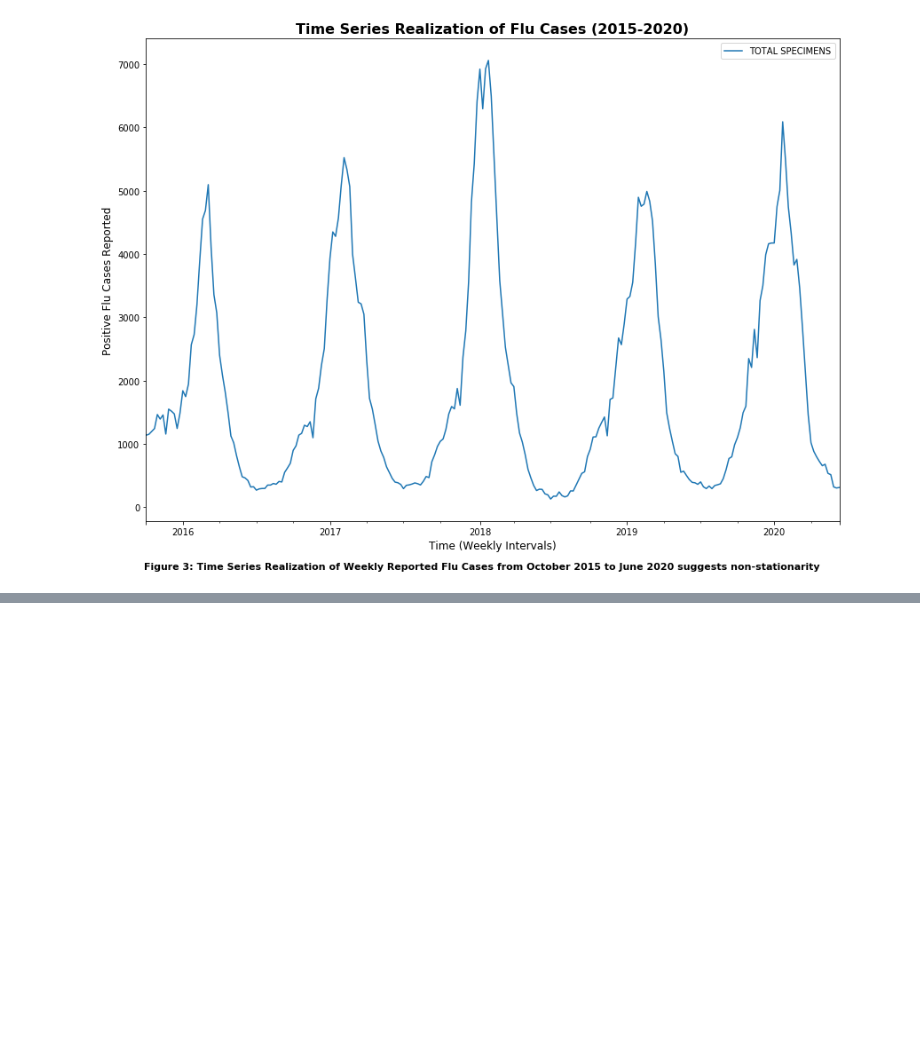
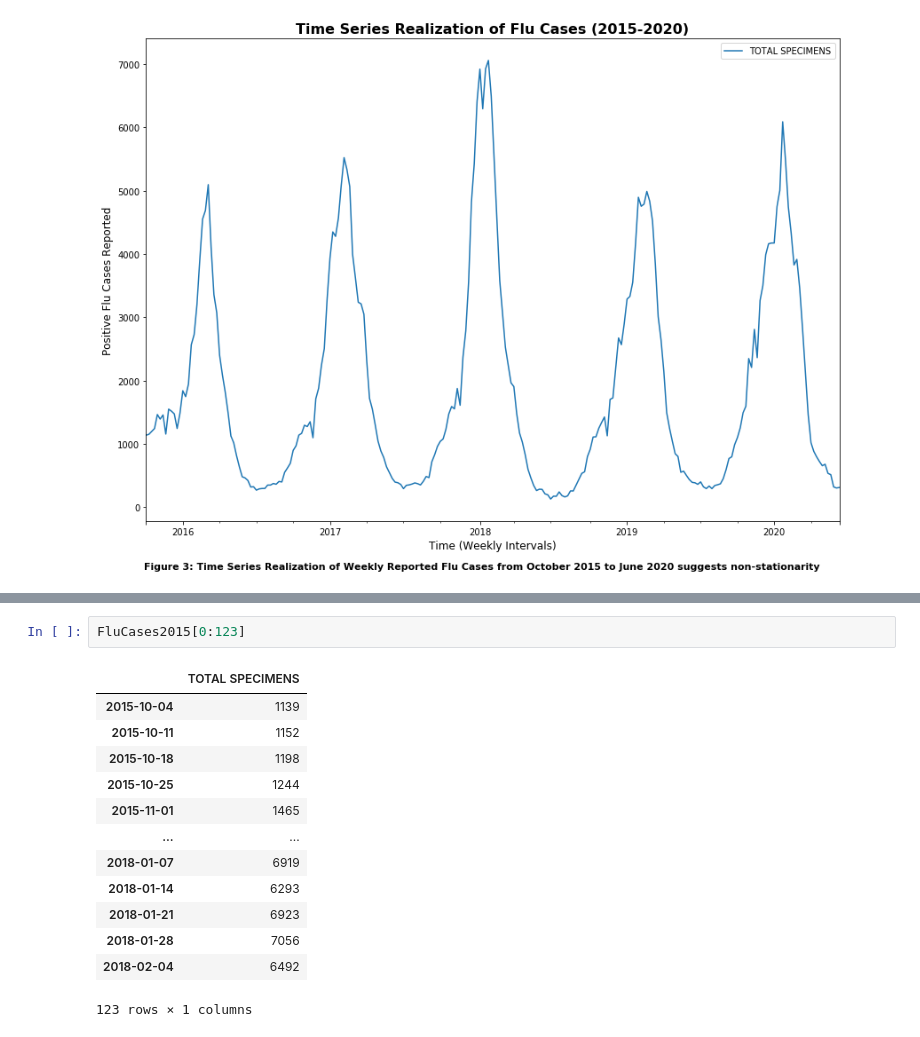
Before and after one commit to mjwolfe91/QTW-CaseStudy4, a Jupyter notebook: FluForecasts.ipynb, the cells around one changed output, grey strips where cells are left out. Saved outputs shown, nothing was run; the diff lists cells and outputs as text; blank space fills up the shorter version.

```diff
--- a/FluForecasts.ipynb
+++ b/FluForecasts.ipynb
@@ -113,0 +150,16 @@ Assessing the constant variance assumption over time, the peaks all appear to be
+# %%
+FluCases2015[0:123]
+# %% [output]
+|  | TOTAL SPECIMENS |
+| 2015-10-04 | 1139 |
+| 2015-10-11 | 1152 |
+| 2015-10-18 | 1198 |
+| 2015-10-25 | 1244 |
+| 2015-11-01 | 1465 |
+| ... | ... |
+| 2018-01-07 | 6919 |
+| 2018-01-14 | 6293 |
+| 2018-01-21 | 6923 |
+| 2018-01-28 | 7056 |
+| 2018-02-04 | 6492 |
+123 rows × 1 columns
```
Also changed, not shown: parts of 6 cells of this notebook.
